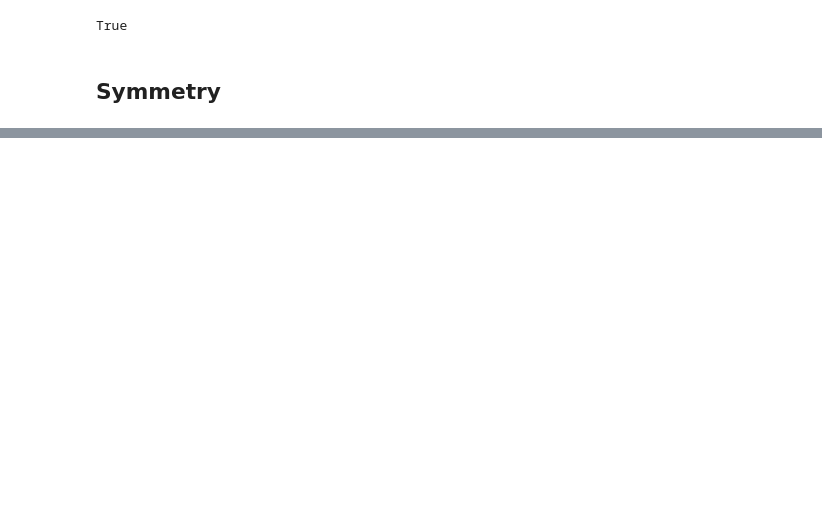
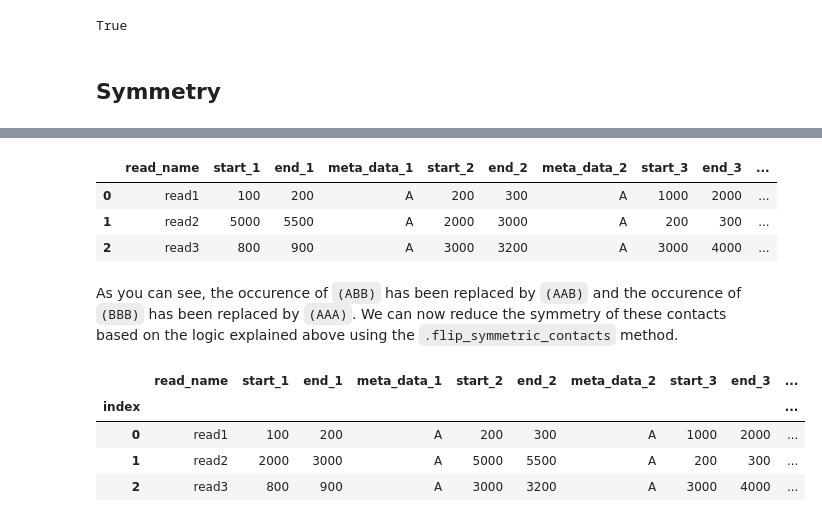
Before and after one commit to gerlichlab/spoc, a Jupyter notebook: notebooks/data_structures.ipynb, the cells around one changed output, grey strips where cells are left out. Saved outputs shown, nothing was run; the diff lists cells and outputs as text; code cells hidden in the pictures; blank space fills up the shorter version.

Commit message:
add description of data structures until pixels

```diff
--- a/notebooks/data_structures.ipynb
+++ b/notebooks/data_structures.ipynb
@@ -116,0 +225,2 @@ True
+# %%
+contacts = FileManager().load_contacts("../tests/test_files/contacts_labelled_3d.parquet", label_sorted=True)
@@ -116,0 +246,21 @@ True
+# %%
+equated_contacts = ContactManipulator().equate_binary_labels(contacts)
+# %%
+equated_contacts.data.head().filter(regex="(read_name|start|end|meta_data)")
+# %% [output]
+|  | read_name | start_1 | end_1 | meta_data_1 | start_2 | end_2 | meta_data_2 | start_3 | end_3 | ... |
+| 0 | read1 | 100 | 200 | A | 200 | 300 | A | 1000 | 2000 | ... |
+| 1 | read2 | 5000 | 5500 | A | 2000 | 3000 | A | 200 | 300 | ... |
+| 2 | read3 | 800 | 900 | A | 3000 | 3200 | A | 3000 | 4000 | ... |
+# %% [markdown]
+As you can see, the occurence of `(ABB)` has been replaced by `(AAB)` and the occurence of `(BBB)` has been replaced by `(AAA)`. We can now reduce the symmetry of these contacts based on the logic explained above using the `.flip_symmetric_contacts` method.
+# %%
+flipped_labelled_contacts = ContactManipulator().flip_symmetric_contacts(equated_contacts)
+# %%
+flipped_labelled_contacts.data.head().filter(regex="(read_name|start|end|meta_data)")
+# %% [output]
+|  | read_name | start_1 | end_1 | meta_data_1 | start_2 | end_2 | meta_data_2 | start_3 | end_3 | ... |
+| index |  |  |  |  |  |  |  |  |  | ... |
+| 0 | read1 | 100 | 200 | A | 200 | 300 | A | 1000 | 2000 | ... |
+| 1 | read2 | 2000 | 3000 | A | 5000 | 5500 | A | 200 | 300 | ... |
+| 2 | read3 | 800 | 900 | A | 3000 | 3200 | A | 3000 | 4000 | ... |
```
Also changed, not shown: parts of 26 cells of this notebook, 6 other files.
